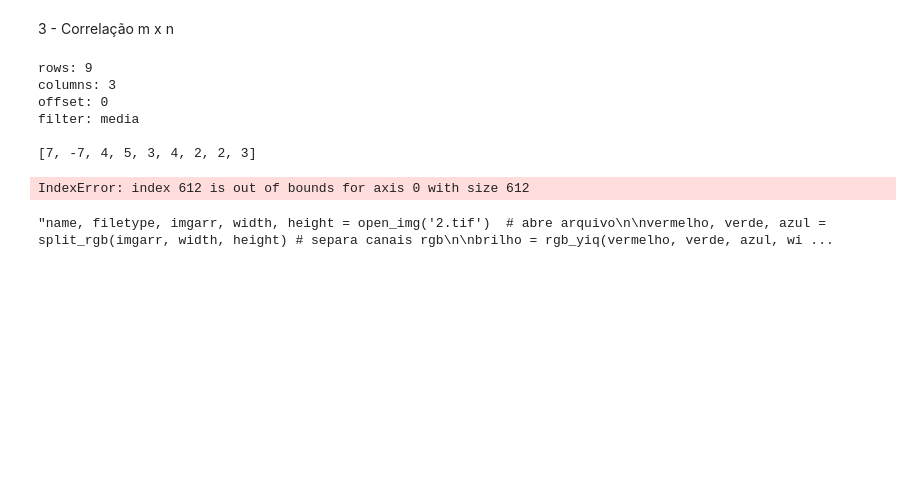
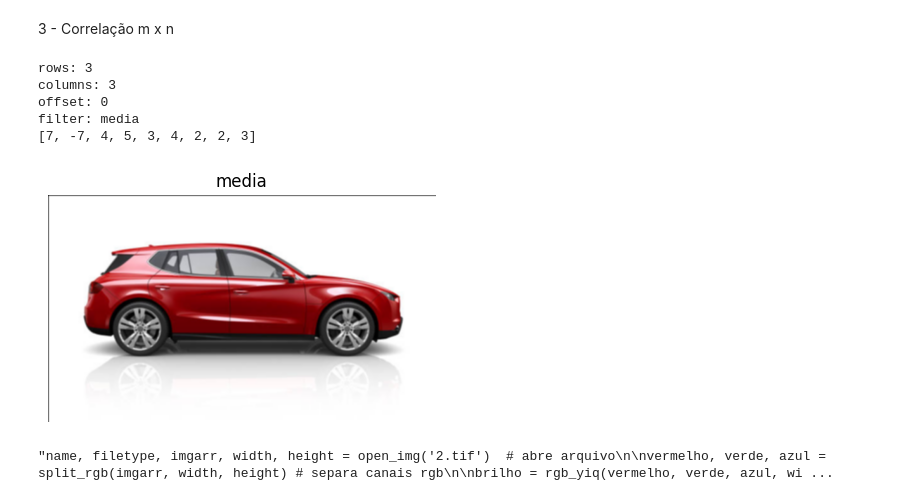
Before and after one commit to ezequieltjo/PDI_Project_1, a Jupyter notebook: PDI.ipynb, the cells around one changed output. Cells and saved outputs as stored; diff of their text form; code cells hidden in the pictures; blank space fills up the shorter version.

Commit message:
correlação media/mediana corrigida

```diff
--- a/PDI.ipynb
+++ b/PDI.ipynb
@@ -386,7 +386,7 @@ def median_filter(imgarr, height, width, x_filter, y_filter): # considenrando in
 
     return out
 # %%
-out = median_filter(imgarr, width, height, 5, 5)
+outImg = median_filter(imgarr, width, height, 5, 5)
 # %% [output]
 [figure]
 # %% [markdown]
@@ -398,7 +398,7 @@ def open_txt(txt):
     rowMask = int(file.readline())
     columnMask = int(file.readline())
     offset = int(file.readline())
-    filterType = file.readline()
+    filterType = file.readline().strip()
     maskData = file.readline()
     maskData = maskData.split()
     maskData = list(map(int, maskData))
@@ -467,9 +456,6 @@ def correlation(img, txt):
     if rowMask < 1 or columnMask < 1:
         print('As proporções da máscara são inválidas!')
         return
-
-    '''pivRow = int(rowMask/2)
-    pivColumn = int(columnMask/2)'''
 
     #print(f'pivo x: {pivRow} pivo y: {pivColumn} - size: {img.shape}')
 
@@ -495,42 +481,42 @@ def correlation(img, txt):
         for j in range(img.shape[1]):
             for k in range(startRowMask, endRowMask):
                 for l in range(startColumnMask, endColumnMask):
-                    r, g, b = imgarr[i-k][j-l]
+                    r, g, b = extendedImg[i-k][j-l]
                     inMaskReds.append(r)
                     inMaskGreens.append(g)
                     inMaskBlues.append(b)
 
-            if (type == 'mediana'):
-                out[i][j][0] = st.median(inMaskReds)
-                out[i][j][1] = st.median(inMaskGreens)
-                out[i][j][2] = st.median(inMaskBlues)
-            elif (type == 'media'):
-                out[i][j][0] = int(st.mean(inMaskReds))
-                out[i][j][1] = int(st.mean(inMaskGreens))
-                out[i][j][2] = int(st.mean(inMaskBlues))
+            if (filterType == 'media' or filterType == 'box'):
+                outImg[i][j][0] = int(st.mean(inMaskReds))
+                outImg[i][j][1] = int(st.mean(inMaskGreens))
+                outImg[i][j][2] = int(st.mean(inMaskBlues))
 
-            inMaskReds = []         # Arrays para as componentes de cor dos pixels dentro da imagem
+            elif (filterType == 'mediana'):
+                outImg[i][j][0] = st.median(inMaskReds)
+                outImg[i][j][1] = st.median(inMaskGreens)
+                outImg[i][j][2] = st.median(inMaskBlues)
+
+            inMaskReds = []         # Limpa os arrays para as componentes de cor
             inMaskGreens = []
             inMaskBlues = []
 
     fig = plt.figure(figsize=(5, 5))
     fig.add_subplot(1, 1, 1)
-    plt.imshow(out)
+    plt.imshow(outImg)
     plt.axis('off')
     plt.title(filterType)
-    save(out, 'img_' + filterType, 'jpg')
+    save(outImg, 'img_' + filterType, 'jpg')
 
-    return out
+    return outImg
 # %%
-correlation(imgarr, 'correlation_data.txt')
+corr = correlation(imgarr, 'correlation_data.txt')
 # %% [output]
-rows: 9
+rows: 3
 columns: 3
 offset: 0
 filter: media
-
 [7, -7, 4, 5, 3, 4, 2, 2, 3]
-IndexError: index 612 is out of bounds for axis 0 with size 612
+[figure, added]
 # %%
 # ---------------- MAIN -----------------------
 
```
Also changed, not shown: parts of 1 cell of this notebook, 4 other files.
